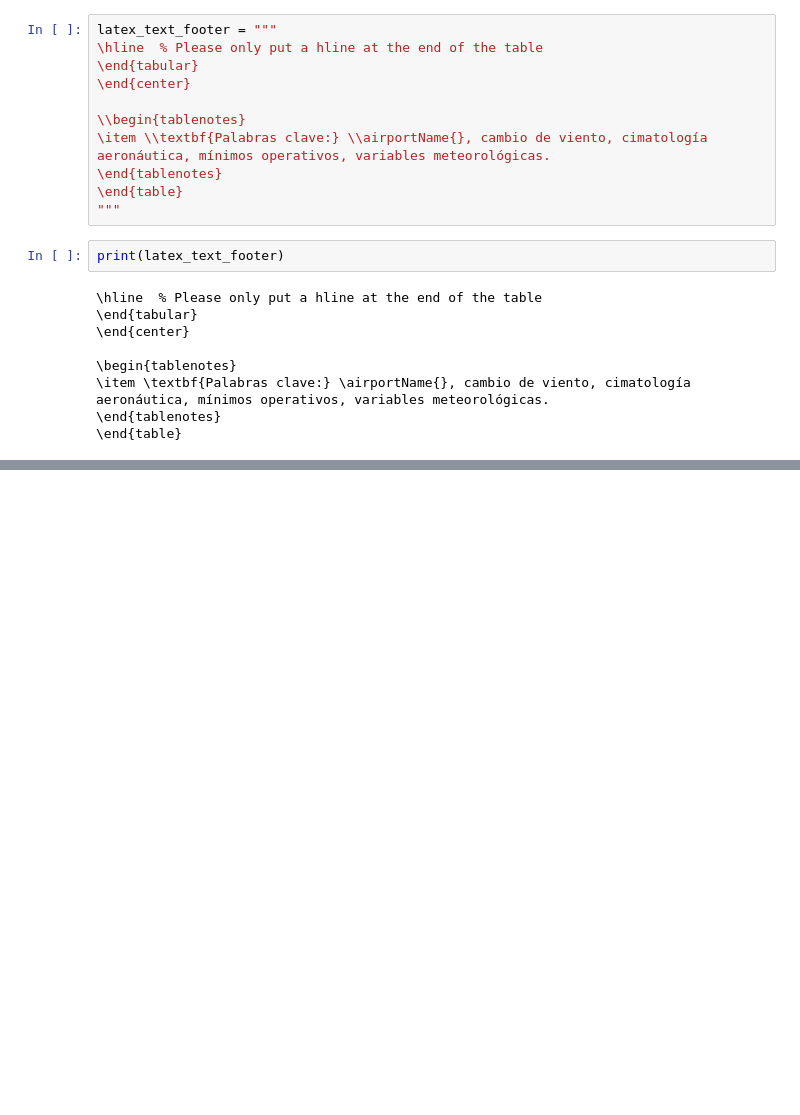
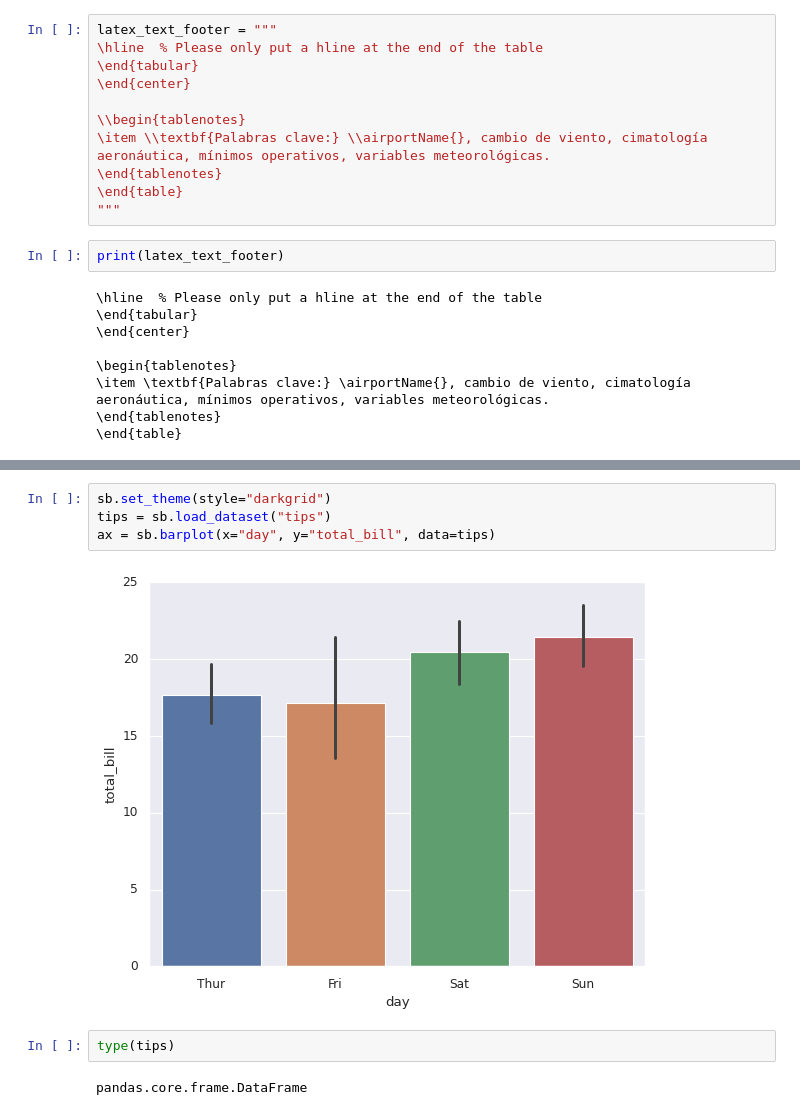
Before and after one commit to imn-climatologias-aeropuertos/climatologias-aeropuertos, a Jupyter notebook: clima.ipynb, the cells around one changed output, grey strips where cells are left out. Cells and saved outputs as stored; diff of their text form; blank space fills up the shorter version.

```diff
--- a/clima.ipynb
+++ b/clima.ipynb
@@ -303,0 +313,10 @@ print(latex_text_footer)
+# %%
+sb.set_theme(style="darkgrid")
+tips = sb.load_dataset("tips")
+ax = sb.barplot(x="day", y="total_bill", data=tips)
+# %% [output]
+[figure, added]
+# %%
+type(tips)
+# %% [output]
+pandas.core.frame.DataFrame
```
Also changed, not shown: parts of 31 cells of this notebook, 4 other files.
